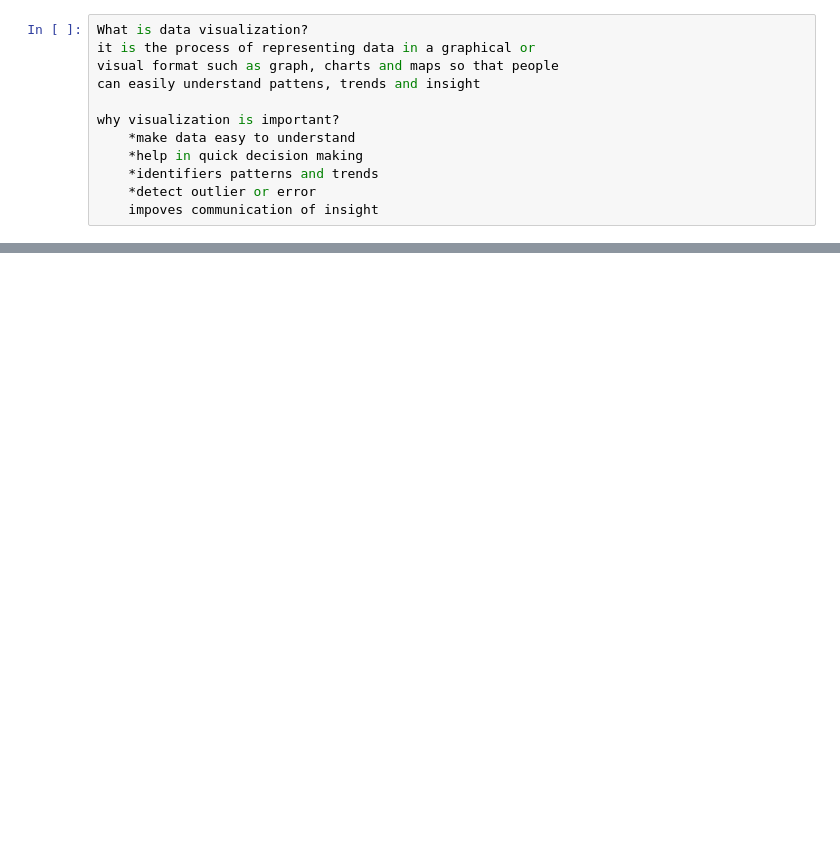
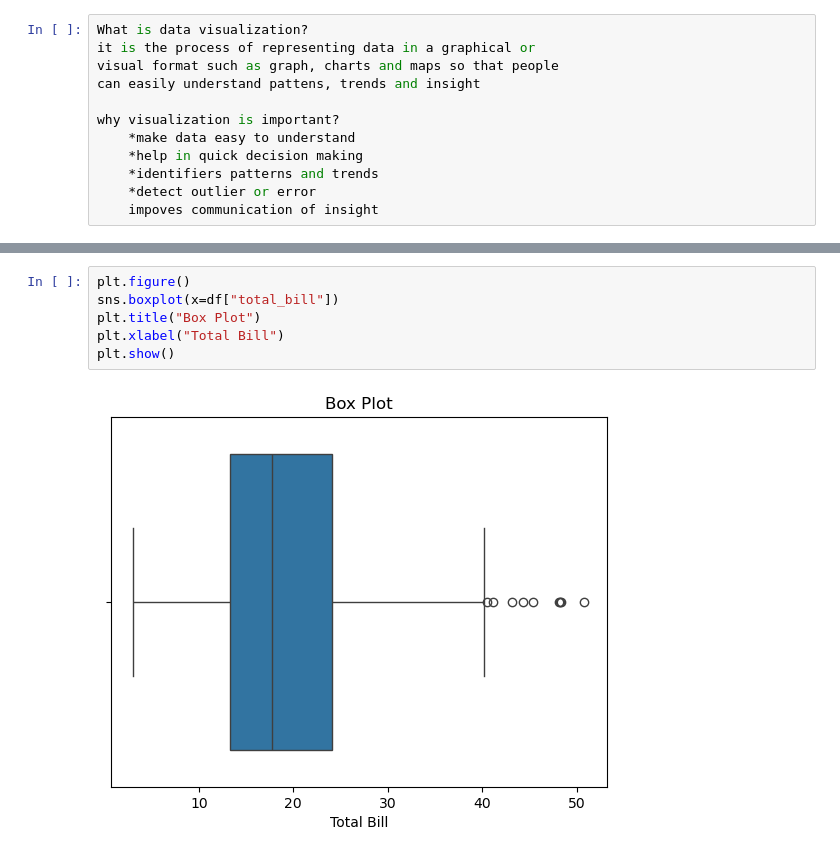
Before and after one commit to aryanra419/Python-class-notes, a Jupyter notebook: visualization.ipynb, the cells around one changed output, grey strips where cells are left out. Saved outputs shown, nothing was run; the diff lists cells and outputs as text; blank space fills up the shorter version.

```diff
--- a/visualization.ipynb
+++ b/visualization.ipynb
@@ -37,0 +141,8 @@ Does increase ads increase sales?
+# %%
+plt.figure()
+sns.boxplot(x=df["total_bill"])
+plt.title("Box Plot")
+plt.xlabel("Total Bill")
+plt.show()
+# %% [output]
+[figure, added]
```
Also changed, not shown: parts of 13 cells of this notebook, 1 other file.
